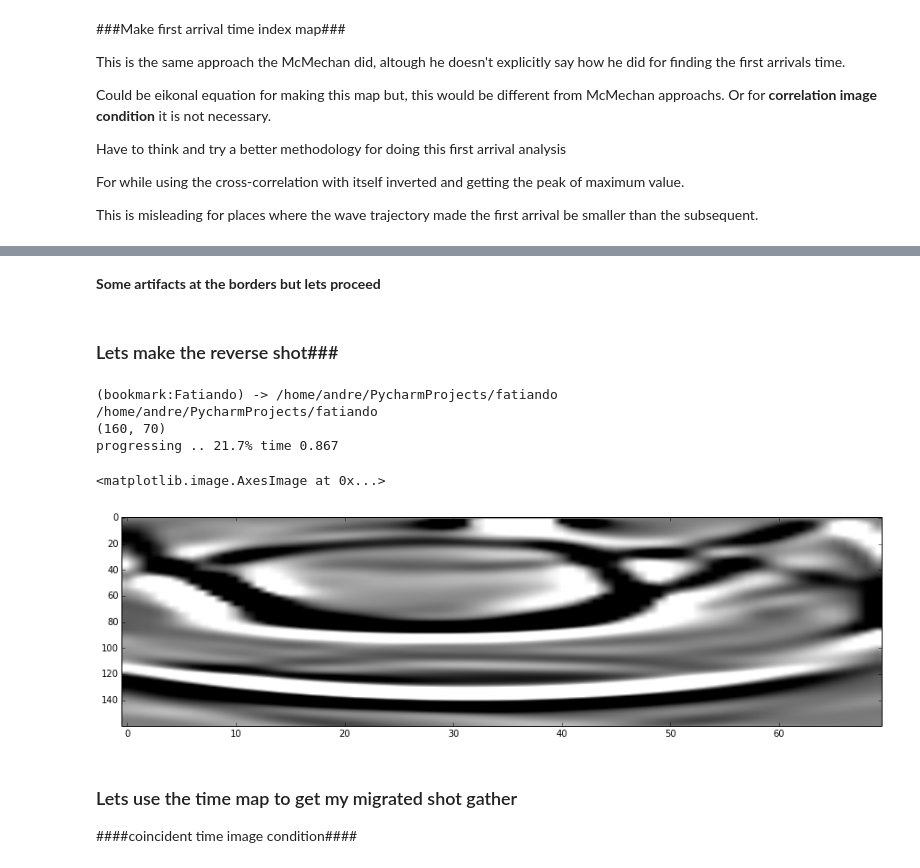
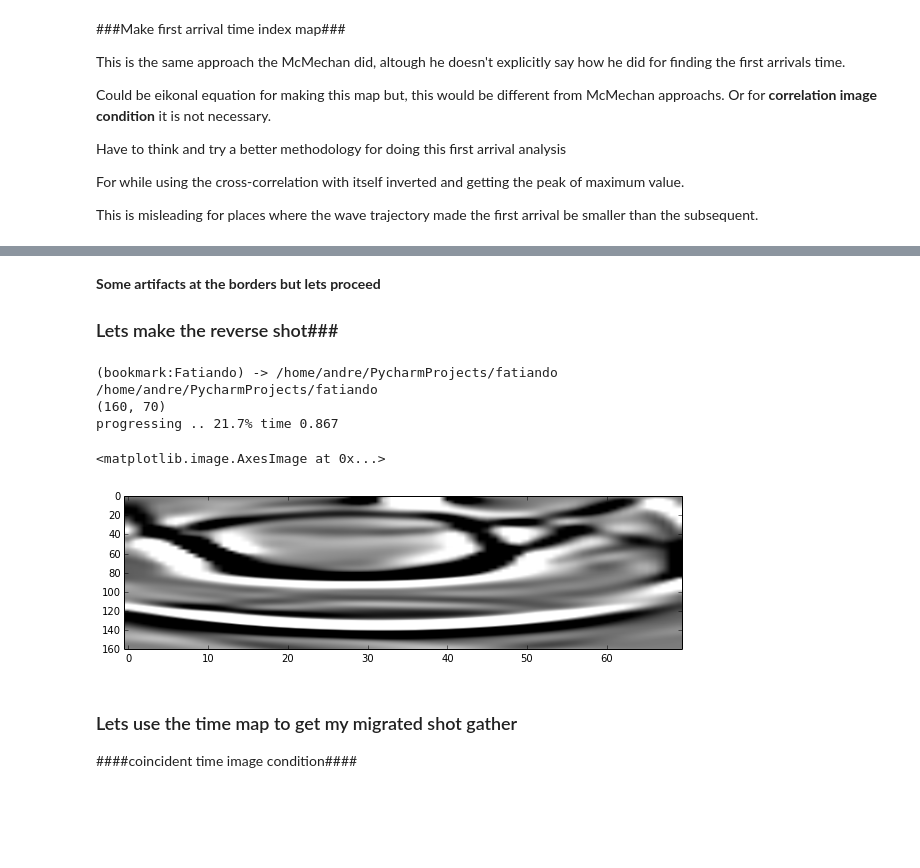
Before and after one commit to eusoubrasileiro/geonumerics, a Jupyter notebook: ipython_notebooks/Fatiando Pre-stack RTM.ipynb, the cells around one changed output, grey strips where cells are left out. Drawn from its saved outputs; the diff is of its cells as text; code cells hidden in the pictures; blank space fills up the shorter version.

```diff
--- a/ipython_notebooks/Fatiando Pre-stack RTM.ipynb
+++ b/ipython_notebooks/Fatiando Pre-stack RTM.ipynb
@@ -197,7 +234,6 @@ imshow(time_map, aspect=0.12, origin='upper')
 # %% [markdown]
 **Some artifacts at the borders but lets proceed**
+### Lets make the reverse shot###
-# %% [markdown]
-### Lets make the reverse shot###
 # %%
 %cd Fatiando
 from fatiando.seismic import migration
@@ -234,11 +270,11 @@ sys.stdout.write("\niteration %d"%(i))
 (160, 70)
 progressing .. 21.7% time 0.867
 # %%
-figure(figsize=(15,10))
+figure(figsize=(10,10))
 imshow(rtm[816], aspect=0.12, origin='upper', cmap=mpl.cm.gray_r, vmin=-.001, vmax=.001)
 # %% [output]
 <matplotlib.image.AxesImage at 0x...>
-[figure, old version]
+[figure, new version]
 # %% [markdown]
  ### Lets use the time map to get my migrated shot gather ###
 
```
Also changed, not shown: parts of 20 cells of this notebook, 3 other files.
